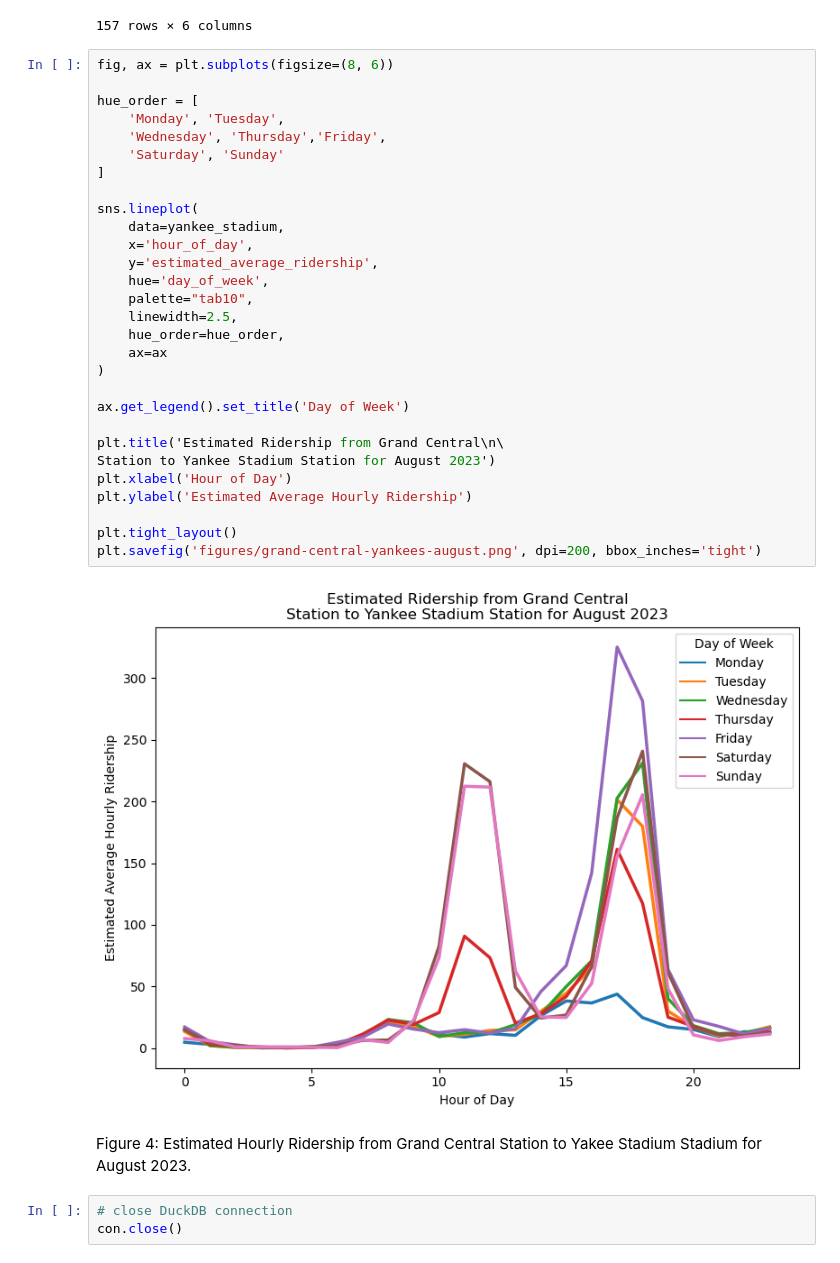
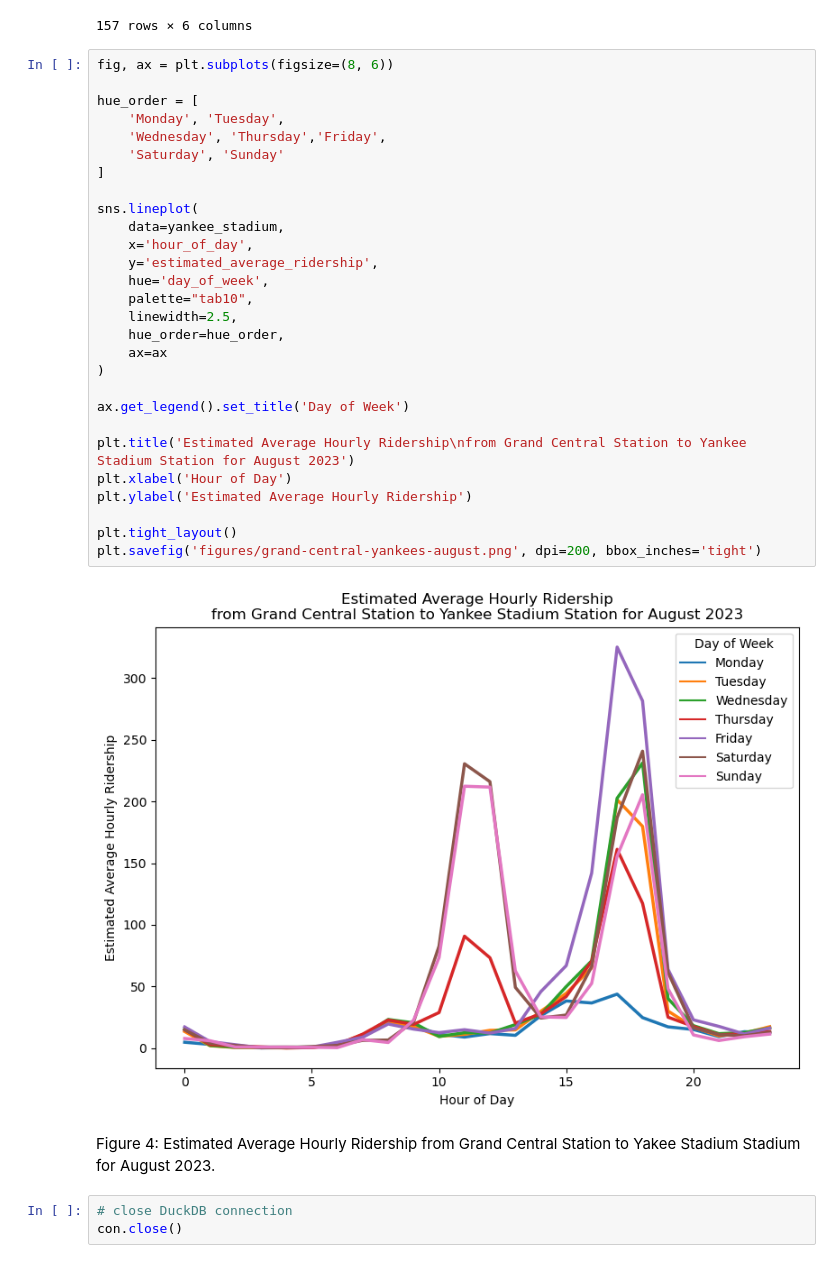
Before and after one commit to mebauer/mta-data, a Jupyter notebook: subway-trips.ipynb, the cells around one changed output. Saved outputs shown, nothing was run; the diff lists cells and outputs as text.

```diff
--- a/subway-trips.ipynb
+++ b/subway-trips.ipynb
@@ -550,36 +557,35 @@ yankee_stadium
 # %%
 fig, ax = plt.subplots(figsize=(8, 6))
 
 hue_order = [
     'Monday', 'Tuesday',
     'Wednesday', 'Thursday','Friday',
     'Saturday', 'Sunday'
 ]
 
 sns.lineplot(
     data=yankee_stadium,
     x='hour_of_day',
     y='estimated_average_ridership',
     hue='day_of_week',
     palette="tab10",
     linewidth=2.5,
     hue_order=hue_order,
     ax=ax
 )
 
 ax.get_legend().set_title('Day of Week')
 
-plt.title('Estimated Ridership from Grand Central\n\
-Station to Yankee Stadium Station for August 2023')
+plt.title('Estimated Average Hourly Ridership\nfrom Grand Central Station to Yankee Stadium Station for August 2023')
 plt.xlabel('Hour of Day')
 plt.ylabel('Estimated Average Hourly Ridership')
 
 plt.tight_layout()
 plt.savefig('figures/grand-central-yankees-august.png', dpi=200, bbox_inches='tight')
 # %% [output]
-[figure, old version]
+[figure, new version]
 # %% [markdown]
-Figure 4: Estimated Hourly Ridership from Grand Central Station to Yakee Stadium Stadium for August 2023.
+Figure 4: Estimated Average Hourly Ridership from Grand Central Station to Yakee Stadium Stadium for August 2023.
 # %%
 # close DuckDB connection
 con.close()
```
Also changed, not shown: parts of 18 cells of this notebook, 5 other files.
